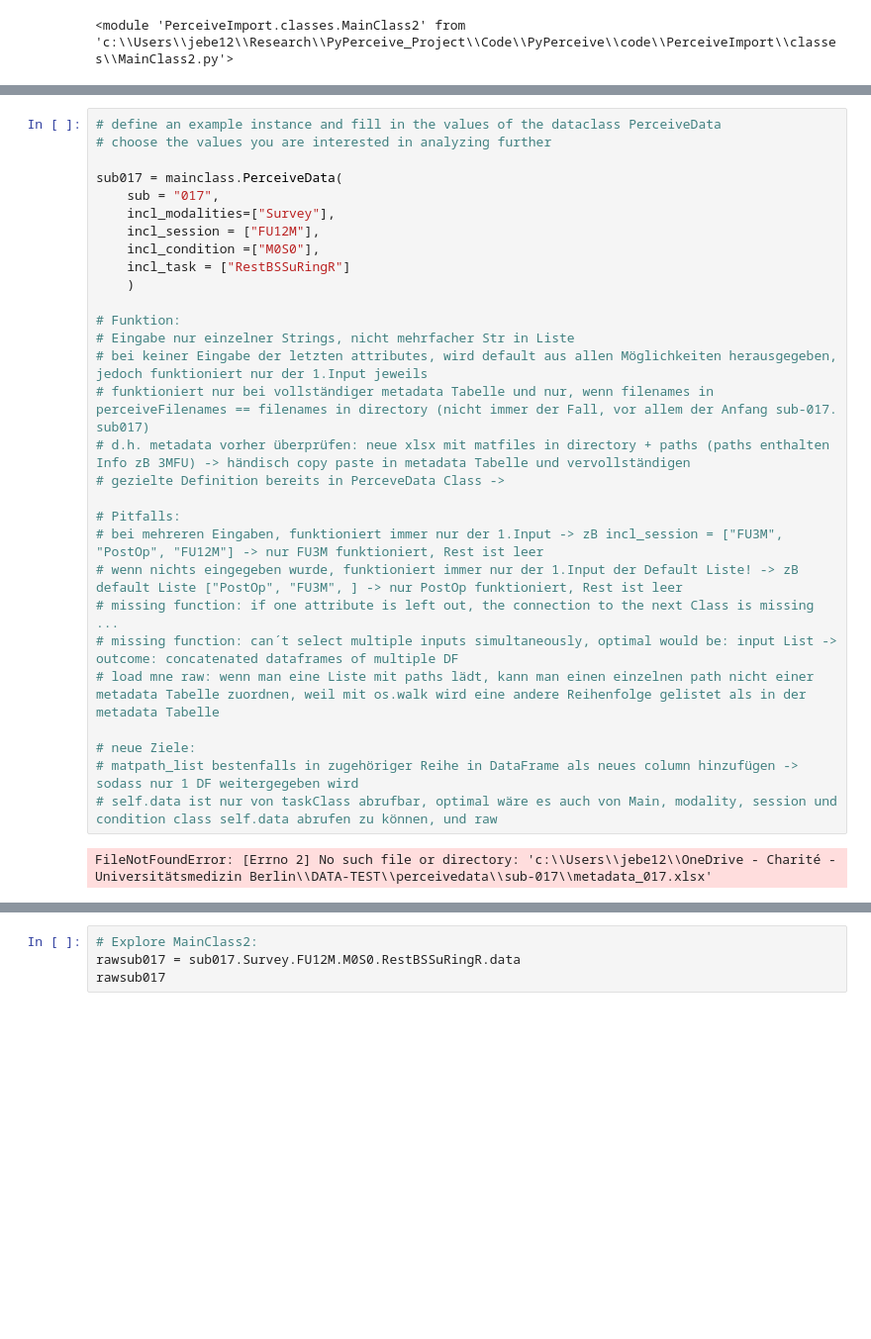
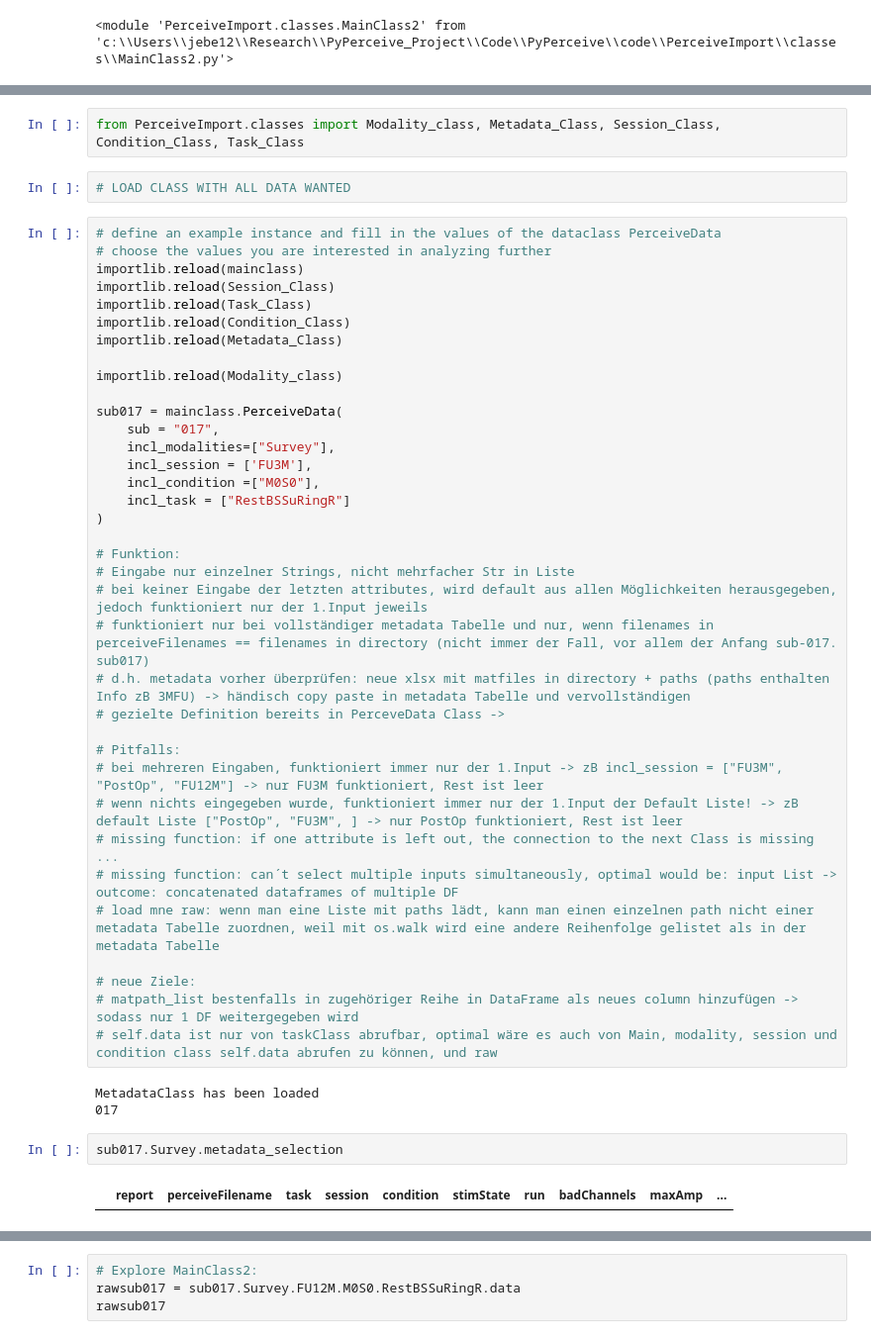
Before and after one commit to jgvhabets/PyPerceive, a Jupyter notebook: code/notebooks/percept_tf_analysis.ipynb, the cells around one changed output, grey strips where cells are left out. Shown at 99% size. Drawn from its saved outputs; the diff is of its cells as text; blank space fills up the shorter version.

```diff
--- a/code/notebooks/percept_tf_analysis.ipynb
+++ b/code/notebooks/percept_tf_analysis.ipynb
@@ -73,14 +105,25 @@ importlib.reload(mainclass)
+# %%
+from PerceiveImport.classes import Modality_class, Metadata_Class, Session_Class, Condition_Class, Task_Class
+# %%
+# LOAD CLASS WITH ALL DATA WANTED
 # %%
 # define an example instance and fill in the values of the dataclass PerceiveData
 # choose the values you are interested in analyzing further
+importlib.reload(mainclass)
+importlib.reload(Session_Class)
+importlib.reload(Task_Class)
+importlib.reload(Condition_Class)
+importlib.reload(Metadata_Class)
+
+importlib.reload(Modality_class)
 
 sub017 = mainclass.PerceiveData(
     sub = "017",
     incl_modalities=["Survey"],
-    incl_session = ["FU12M"],
+    incl_session = ['FU3M'],
     incl_condition =["M0S0"],
     incl_task = ["RestBSSuRingR"]
-    )
+)
 
 # Funktion:
 # Eingabe nur einzelner Strings, nicht mehrfacher Str in Liste
@@ -100,4 +143,9 @@ sub017 = mainclass.PerceiveData(
 # matpath_list bestenfalls in zugehöriger Reihe in DataFrame als neues column hinzufügen -> sodass nur 1 DF weitergegeben wird
 # self.data ist nur von taskClass abrufbar, optimal wäre es auch von Main, modality, session und condition class self.data abrufen zu können, und raw
 # %% [output]
-FileNotFoundError: [Errno 2] No such file or directory: 'c:\\Users\\jebe12\\OneDrive - Charité - Universitätsmedizin Berlin\\DATA-TEST\\perceivedata\\sub-017\\metadata_017.xlsx'
+MetadataClass has been loaded
+017
+# %%
+sub017.Survey.metadata_selection
+# %% [output]
+|  | report | perceiveFilename | task | session | condition | stimState | run | badChannels | maxAmp | ... |
```
Also changed, not shown: parts of 4 cells of this notebook, 10 other files.
